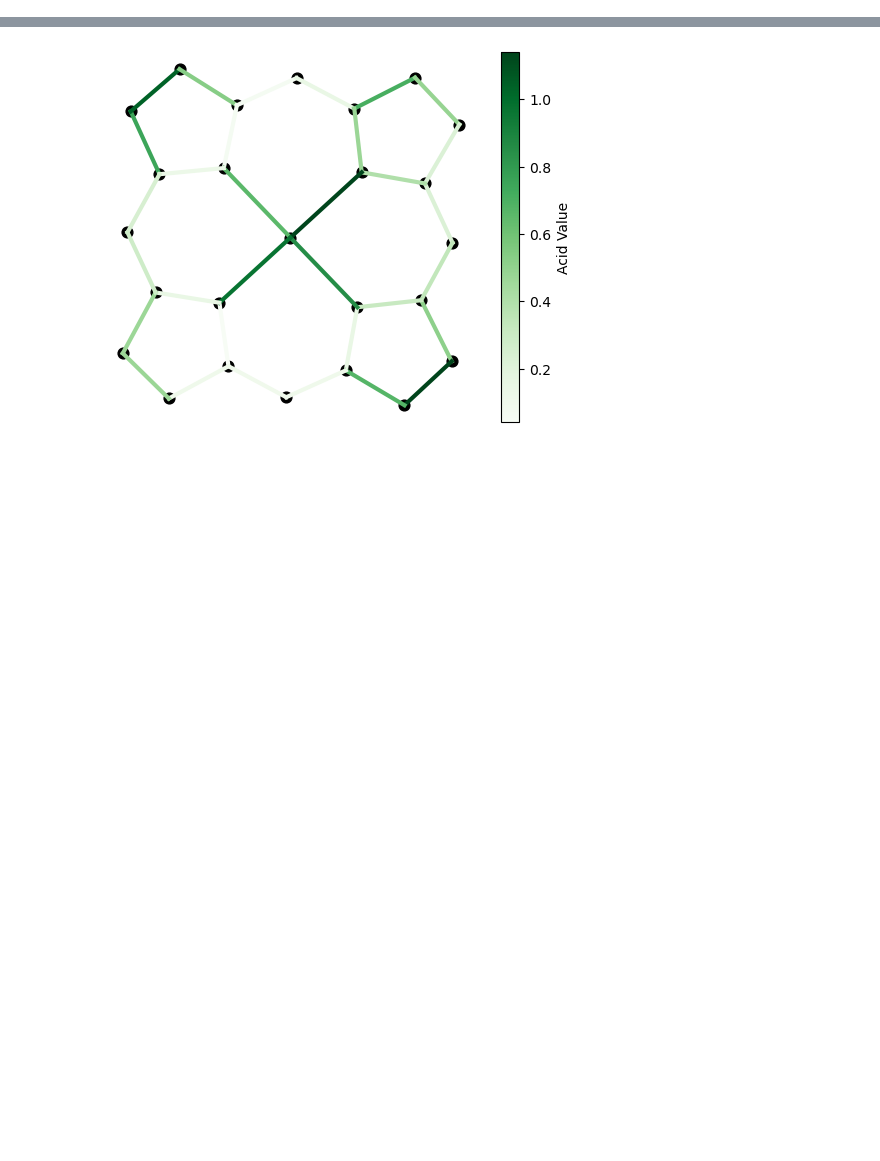
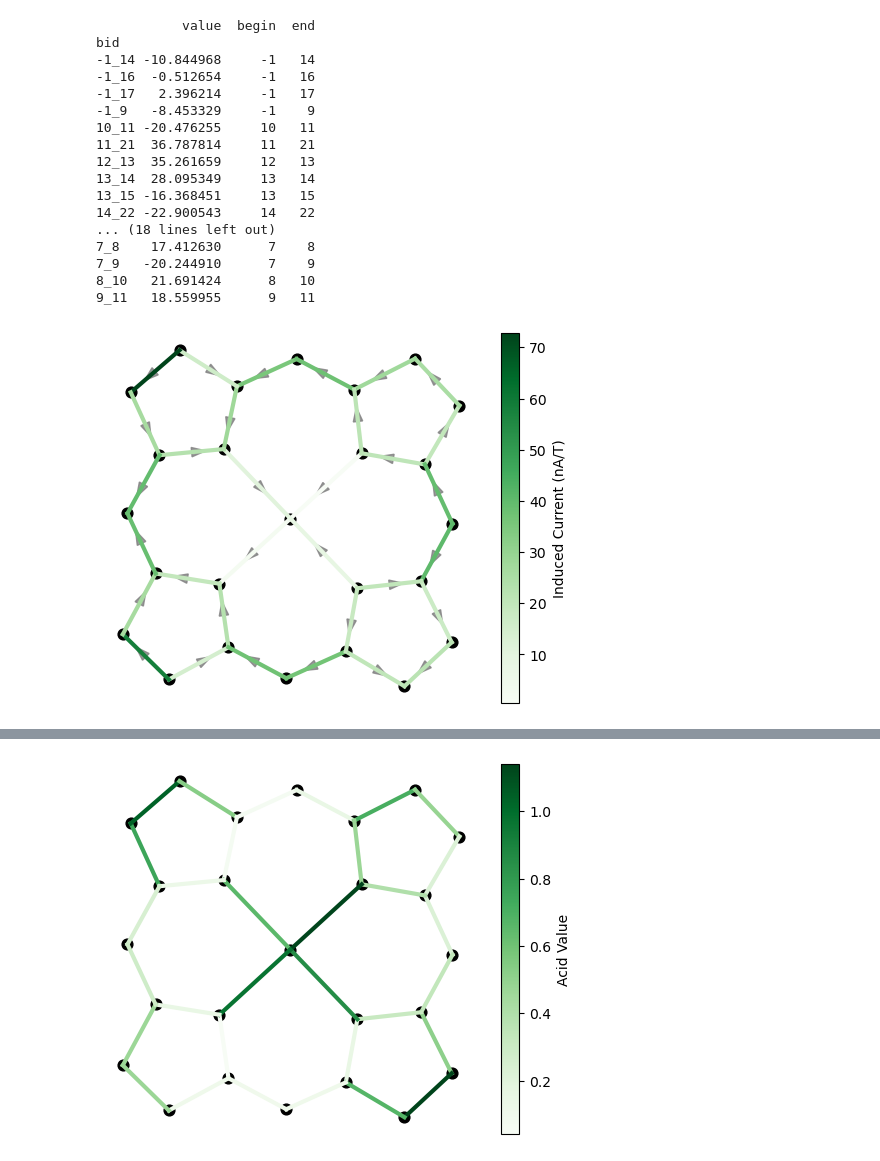
Before and after one commit to ajr15/PorCrystalStructures, a Jupyter notebook: notebooks/gimic.ipynb, the cells around one changed output, grey strips where cells are left out. Saved outputs shown, nothing was run; the diff lists cells and outputs as text; code cells hidden in the pictures; blank space fills up the shorter version.

```diff
--- a/notebooks/gimic.ipynb
+++ b/notebooks/gimic.ipynb
@@ -191,0 +412,30 @@ MACROCYCLE_POINTS = get_atoms("../data/nmr/ATEWUT_0_out/gimic/mol.xyz")
+# %%
+sid = "JUVXAB"
+# fig, axs = plt.subplots(ncols=2, figsize=(10, 5))
+df = get_currents(sid, session, height=2.5, width=3.5, total=True)
+print(df)
+# df = currents[(currents["height"] == 2) & (currents["width"] == 3)]
+plot_currents(plt.gca(), MACROCYCLE_POINTS, df[["begin", "end", "value"]].to_dict(orient='records'))
+# df = get_acid_values(sid, session, radius=4)
+# df = df[(df["begin"] != -1) & (df["end"] != -1)]
+# plot_acid(axs[1], MACROCYCLE_POINTS, df.to_dict(orient="records"))
+# plt.tight_layout()
+# %% [output]
+           value  begin  end
+bid
+-1_14 -10.844968     -1   14
+-1_16  -0.512654     -1   16
+-1_17   2.396214     -1   17
+-1_9   -8.453329     -1    9
+10_11 -20.476255     10   11
+11_21  36.787814     11   21
+12_13  35.261659     12   13
+13_14  28.095349     13   14
+13_15 -16.368451     13   15
+14_22 -22.900543     14   22
+... (18 lines left out)
+7_8    17.412630      7    8
+7_9   -20.244910      7    9
+8_10   21.691424      8   10
+9_11   18.559955      9   11
+[figure, new version]
```
Also changed, not shown: parts of 16 cells of this notebook, 10 other files.
